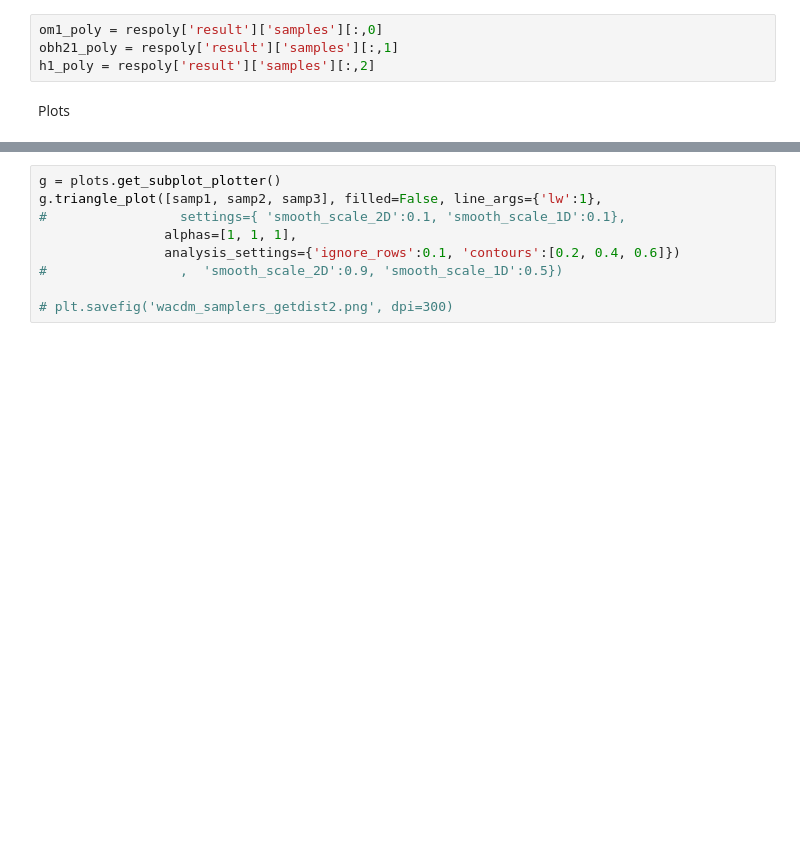
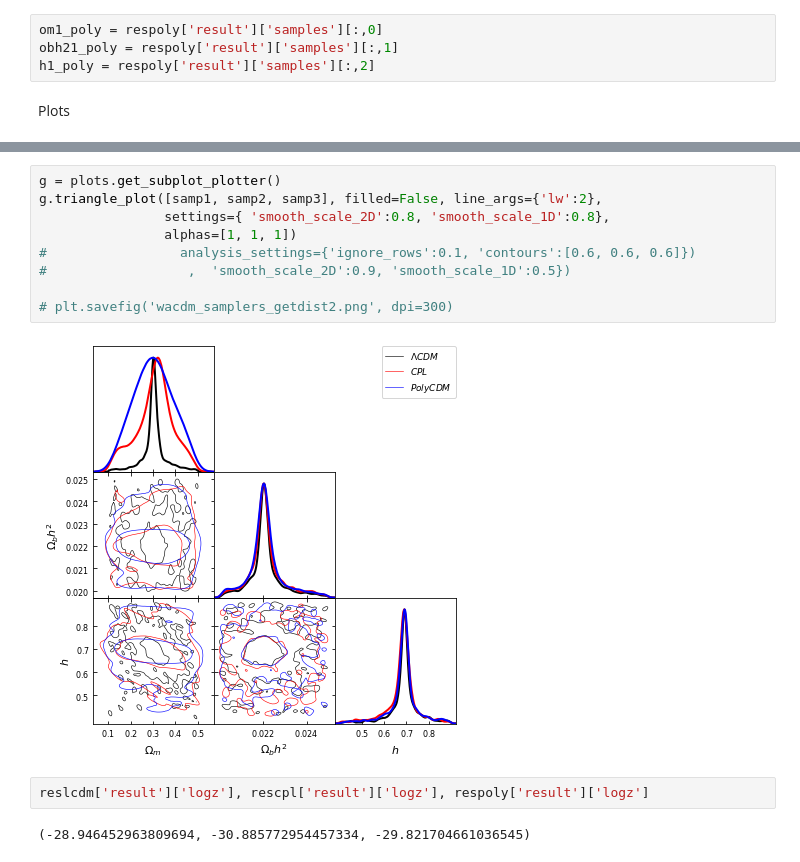
Before and after one commit to igomezv/simplemc_tests, a Jupyter notebook: model comparison-nested.ipynb, the cells around one changed output, grey strips where cells are left out. Cells and saved outputs as stored; diff of their text form; blank space fills up the shorter version.

```diff
--- a/model comparison-nested.ipynb
+++ b/model comparison-nested.ipynb
@@ -80,9 +255,15 @@ samp3 = MCSamples(samples=samples_poly, names = labels3, labels = labels3, label
 # %%
 g = plots.get_subplot_plotter()
-g.triangle_plot([samp1, samp2, samp3], filled=False, line_args={'lw':1},
-#                 settings={ 'smooth_scale_2D':0.1, 'smooth_scale_1D':0.1},
-                alphas=[1, 1, 1],
-                analysis_settings={'ignore_rows':0.1, 'contours':[0.2, 0.4, 0.6]})
-#                 ,  'smooth_scale_2D':0.9, 'smooth_scale_1D':0.5})
+g.triangle_plot([samp1, samp2, samp3], filled=False, line_args={'lw':2},
+                settings={ 'smooth_scale_2D':0.8, 'smooth_scale_1D':0.8},
+                alphas=[1, 1, 1])
+#                 analysis_settings={'ignore_rows':0.1, 'contours':[0.6, 0.6, 0.6]})
+#                  ,  'smooth_scale_2D':0.9, 'smooth_scale_1D':0.5})
 
 # plt.savefig('wacdm_samplers_getdist2.png', dpi=300)
+# %% [output]
+[figure, added]
+# %%
+reslcdm['result']['logz'], rescpl['result']['logz'], respoly['result']['logz']
+# %% [output]
+(-28.946452963809694, -30.885772954457334, -29.821704661036545)
```
Also changed, not shown: parts of 8 cells of this notebook, 1 other file.
